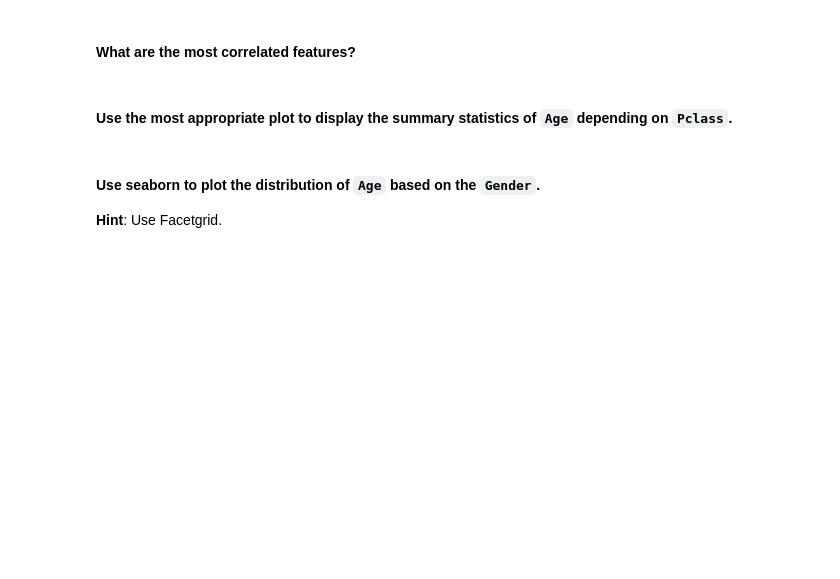
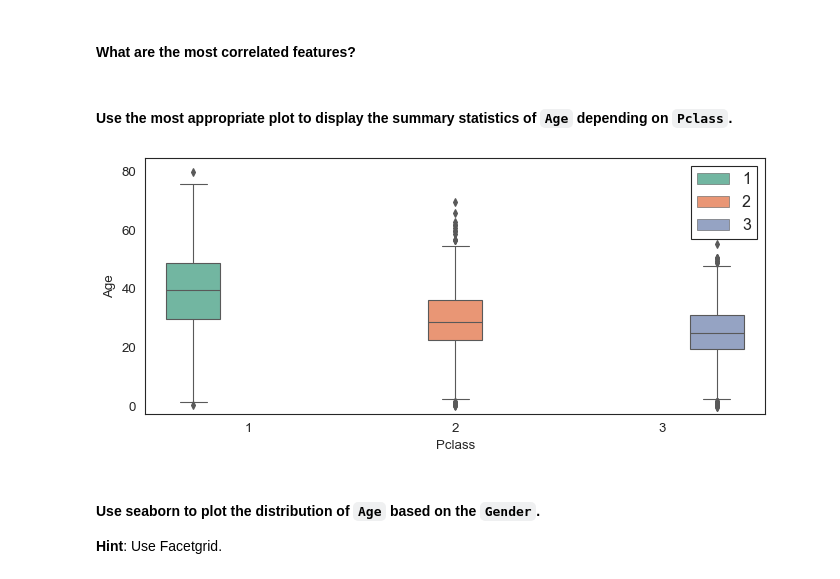
Before and after one commit to GNavarro-DA/dataptmad1121_labs, a Jupyter notebook: module-2/matplotlib-seaborn/your-code/main.ipynb, the cells around one changed output. Cells and saved outputs as stored; diff of their text form; code cells hidden in the pictures; blank space fills up the shorter version.

```diff
--- a/module-2/matplotlib-seaborn/your-code/main.ipynb
+++ b/module-2/matplotlib-seaborn/your-code/main.ipynb
@@ -407,3 +428,12 @@ your comments here
+# %%
+# your code here
+fig, ax = plt.subplots(ncols=1, nrows=1, figsize=(10,4))
+ax= sns.boxplot(x=titanic['Pclass'], y=titanic['Age'], hue=titanic['Pclass'], palette='Set2')
+plt.legend()
+plt.ylim(-2,85)
+plt.show();
+# %% [output]
+[figure, added]
 # %% [markdown]
 #### Use seaborn to plot the distribution of `Age` based on the `Gender`.
 **Hint**: Use Facetgrid.
```
Also changed, not shown: parts of 12 cells of this notebook.
